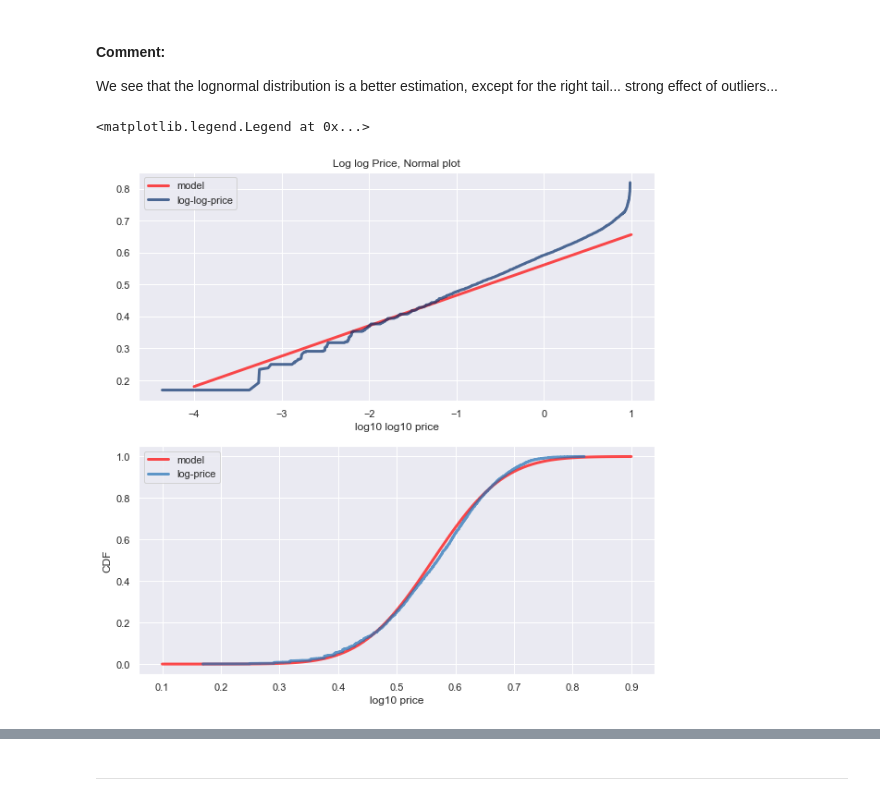
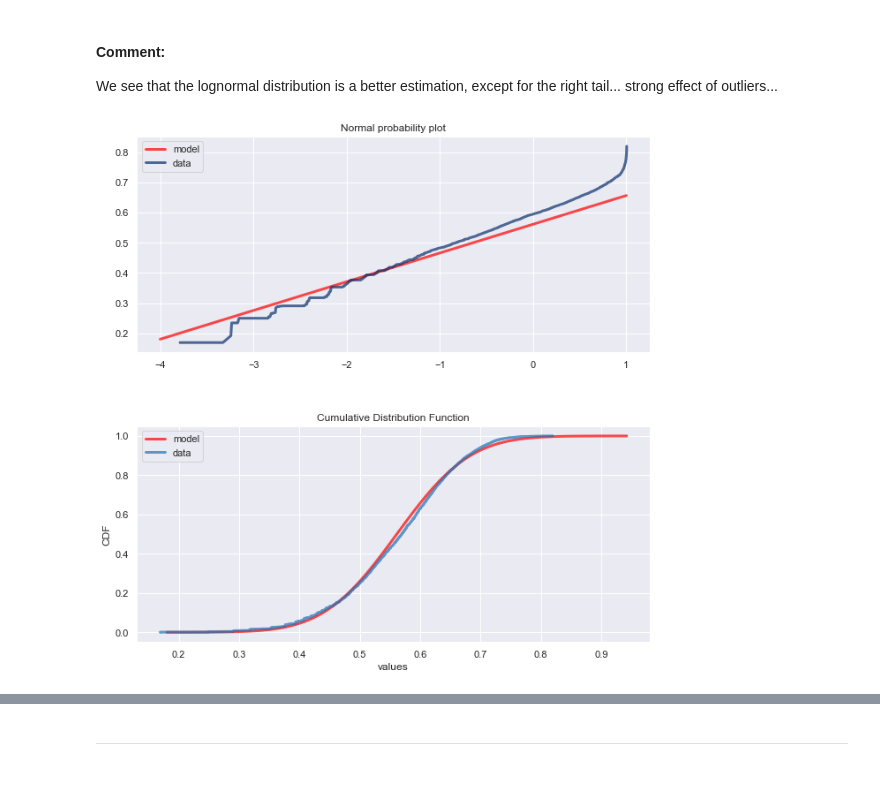
Before and after one commit to dcaohuu18/saffronart_stats_analysis, a Jupyter notebook: distributions.ipynb, the cells around one changed output, grey strips where cells are left out. Cells and saved outputs as stored; diff of their text form; code cells hidden in the pictures.

```diff
--- a/distributions.ipynb
+++ b/distributions.ipynb
@@ -228,37 +253,10 @@ plt.show()
 # %% [markdown]
 #### Comment:
 We see that the lognormal distribution is a better estimation, except for the right tail... strong effect of outliers...
-# %%
-# try a log-lognormal distribution:
-
-fig = plt.figure(figsize=(10,10))
-log2_price = np.log10(log_price)
-
-###
-
-plt.subplot(211)
-
-xs = [-4, 1]
-fxs, fys = thinkstats2.FitLine(xs, inter=log2_price.mean(), slope=log2_price.std())
-thinkplot.Plot(fxs, fys, color='red', label='model')
-
-xs, ys = thinkstats2.NormalProbability(log2_price)
-thinkplot.Plot(xs, ys, label = 'log-log-price')
-thinkplot.Config(title='Log log Price, Normal plot', xlabel='log10 log10 price')
-
-###
-
-plt.subplot(212)
-
-cdf_log2 = thinkstats2.Cdf(log2_price)
-
-xs, ps = thinkstats2.RenderNormalCdf(log2_price.mean(), log2_price.std(), low=0.1, high=0.9)
-thinkplot.Plot(xs, ps, label='model', color='red')
-
-thinkplot.Cdf(cdf_log2, label='log-price')
-thinkplot.Config(xlabel='log10 price', ylabel='CDF')
-
-plt.legend()
-# %% [output]
-<matplotlib.legend.Legend at 0x...>
-[figure, removed]
+# %%
+# try a log-lognormal distribution:
+
+log2_price = np.log10(log_price)
+normal_dist_test(log2_price, [-4, 1])
+# %% [output]
+[figure, added]
```
Also changed, not shown: parts of 13 cells of this notebook.
